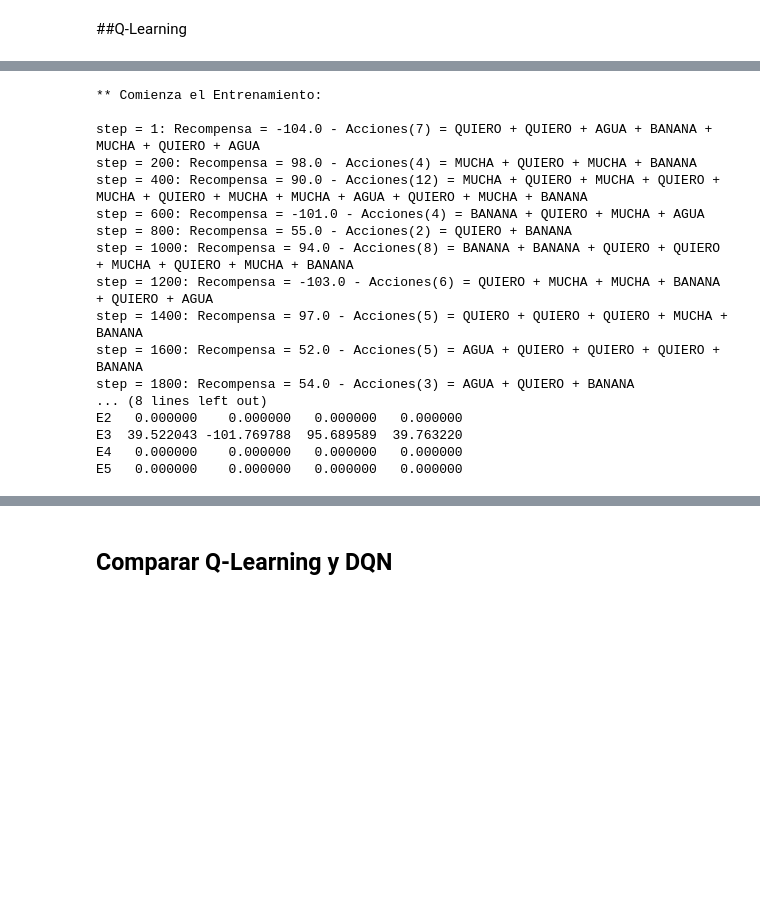
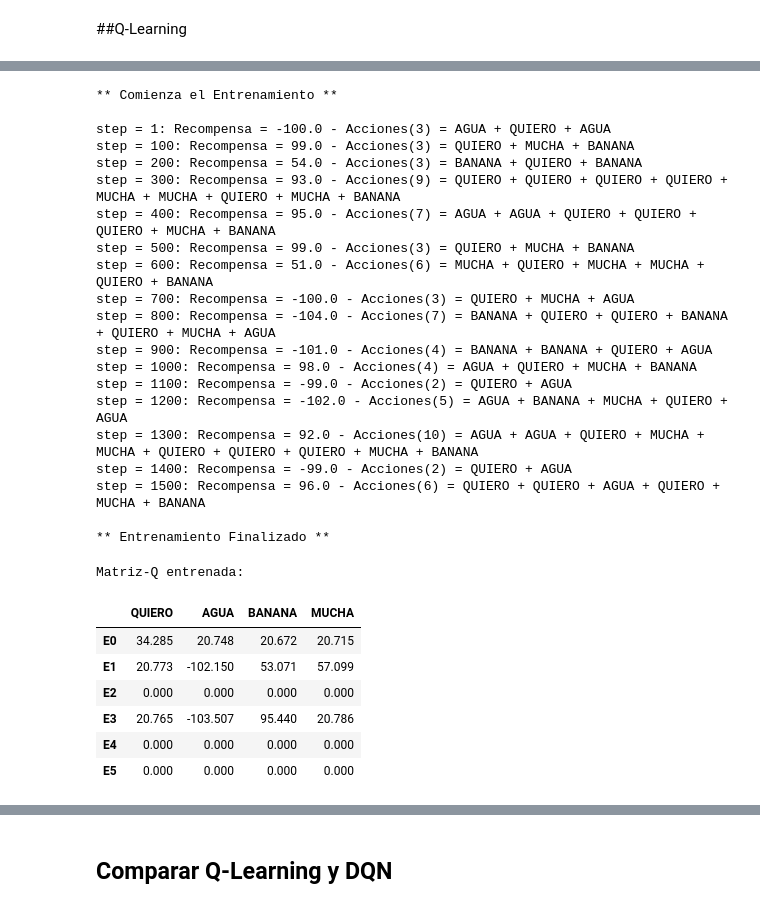
Before and after one commit to PGP-MachineLearning/demoRL, a Jupyter notebook: Q-MonoBananas.ipynb, the cells around one changed output, grey strips where cells are left out. Cells and saved outputs as stored; diff of their text form; code cells hidden in the pictures; blank space fills up the shorter version.

```diff
--- a/Q-MonoBananas.ipynb
+++ b/Q-MonoBananas.ipynb
@@ -507,63 +488,72 @@ Clase QL_TF_Policy creada.
 # %%
 #@title Entrenar con algoritmo Q-Learning
 
 # parámetros
 entrenar_QL = True #@param {type:"boolean"}
+#@markdown Hiper-parámetros:
 alpha = 0.1 #@param {type:"number"}
-gamma = 0.8 #@param {type:"number"}
-epsilon = 0.4 #@param {type:"number"}
-cant_ciclos_entrenamiento_finalizar = 2000 #@param {type:"integer"}
-mostar_recompensa_cada = 200  #@param {type:"integer"}
+gamma = 0.6 #@param {type:"number"}
+epsilon = 0.3 #@param {type:"number"}
+#@markdown Ciclos:
+cant_episodios_entrenamiento_finalizar = 1500 #@param {type:"integer"}
+mostar_recompensa_cada = 100  #@param {type:"integer"}
+
 if alpha <= 0.0:
    alpha = 0.001
 if gamma <= 0.0:
     gamma = 0.001
 if epsilon <= 0.0:
    epsilon = 0.001
-if cant_ciclos_entrenamiento_finalizar <= 10:
-   cant_ciclos_entrenamiento_finalizar = 10
+if cant_episodios_entrenamiento_finalizar <= 10:
+   cant_episodios_entrenamiento_finalizar = 10
 if mostar_recompensa_cada < 1:
   mostar_recompensa_cada = 1
 
-# instancia política de Q Learning
-ql_policy = QL_TF_Policy(posiblesEstadosList = posiblesEstadosDescrip,
-                         posiblesAccionesList = posiblesAccionesDescrip,
-                         time_step_spec = train_env.time_step_spec(),
-                         action_spec = train_env.action_spec(),
-                         funcDevuelveNroEstado = obtenerEstadoDeObs
-                         )
 
 if entrenar_QL:
+  # resetea matriz q
+  qlAgent.ResetQ()
   # hace el entrenamiento
-  print("** Comienza el Entrenamiento:\n")
-  ql_policy.TrainQ(env = train_env,
-                   train_policy = random_policy,
+  print("** Comienza el Entrenamiento **\n")
+  qlAgent.TrainQ(env = envProblema,
+                   train_policy = randomAgent,
                    alpha = alpha, gamma = gamma, epsilon = epsilon,
-                   cant_ciclos_entrenamiento = cant_ciclos_entrenamiento_finalizar,
+                   cant_ciclos_entrenamiento = cant_episodios_entrenamiento_finalizar,
                    log_cada_ciclos = mostar_recompensa_cada,
                    mostrarDetalleAcciones = True)
   print("\n** Entrenamiento Finalizado **")
   # muestra matriz
-  ql_policy.MostrarQ()
+  qlAgent.MostrarQ()
 else:
   print("No se ejecuta entrenamiento de Agente Q-Learning.")
 # %% [output]
-** Comienza el Entrenamiento:
+** Comienza el Entrenamiento **
 
-step = 1: Recompensa = -104.0 - Acciones(7) = QUIERO + QUIERO + AGUA + BANANA + MUCHA + QUIERO + AGUA
-step = 200: Recompensa = 98.0 - Acciones(4) = MUCHA + QUIERO + MUCHA + BANANA
-step = 400: Recompensa = 90.0 - Acciones(12) = MUCHA + QUIERO + MUCHA + QUIERO + MUCHA + QUIERO + MUCHA + MUCHA + AGUA + QUIERO + MUCHA + BANANA
-step = 600: Recompensa = -101.0 - Acciones(4) = BANANA + QUIERO + MUCHA + AGUA
-step = 800: Recompensa = 55.0 - Acciones(2) = QUIERO + BANANA
-step = 1000: Recompensa = 94.0 - Acciones(8) = BANANA + BANANA + QUIERO + QUIERO + MUCHA + QUIERO + MUCHA + BANANA
-step = 1200: Recompensa = -103.0 - Acciones(6) = QUIERO + MUCHA + MUCHA + BANANA + QUIERO + AGUA
-step = 1400: Recompensa = 97.0 - Acciones(5) = QUIERO + QUIERO + QUIERO + MUCHA + BANANA
-step = 1600: Recompensa = 52.0 - Acciones(5) = AGUA + QUIERO + QUIERO + QUIERO + BANANA
-step = 1800: Recompensa = 54.0 - Acciones(3) = AGUA + QUIERO + BANANA
-... (8 lines left out)
-E2   0.000000    0.000000   0.000000   0.000000
-E3  39.522043 -101.769788  95.689589  39.763220
-E4   0.000000    0.000000   0.000000   0.000000
-E5   0.000000    0.000000   0.000000   0.000000
+step = 1: Recompensa = -100.0 - Acciones(3) = AGUA + QUIERO + AGUA
+step = 100: Recompensa = 99.0 - Acciones(3) = QUIERO + MUCHA + BANANA
+step = 200: Recompensa = 54.0 - Acciones(3) = BANANA + QUIERO + BANANA
+step = 300: Recompensa = 93.0 - Acciones(9) = QUIERO + QUIERO + QUIERO + QUIERO + MUCHA + MUCHA + QUIERO + MUCHA + BANANA
+step = 400: Recompensa = 95.0 - Acciones(7) = AGUA + AGUA + QUIERO + QUIERO + QUIERO + MUCHA + BANANA
+step = 500: Recompensa = 99.0 - Acciones(3) = QUIERO + MUCHA + BANANA
+step = 600: Recompensa = 51.0 - Acciones(6) = MUCHA + QUIERO + MUCHA + MUCHA + QUIERO + BANANA
+step = 700: Recompensa = -100.0 - Acciones(3) = QUIERO + MUCHA + AGUA
+step = 800: Recompensa = -104.0 - Acciones(7) = BANANA + QUIERO + QUIERO + BANANA + QUIERO + MUCHA + AGUA
+step = 900: Recompensa = -101.0 - Acciones(4) = BANANA + BANANA + QUIERO + AGUA
+step = 1000: Recompensa = 98.0 - Acciones(4) = AGUA + QUIERO + MUCHA + BANANA
+step = 1100: Recompensa = -99.0 - Acciones(2) = QUIERO + AGUA
+step = 1200: Recompensa = -102.0 - Acciones(5) = AGUA + BANANA + MUCHA + QUIERO + AGUA
+step = 1300: Recompensa = 92.0 - Acciones(10) = AGUA + AGUA + QUIERO + MUCHA + MUCHA + QUIERO + QUIERO + QUIERO + MUCHA + BANANA
+step = 1400: Recompensa = -99.0 - Acciones(2) = QUIERO + AGUA
+step = 1500: Recompensa = 96.0 - Acciones(6) = QUIERO + QUIERO + AGUA + QUIERO + MUCHA + BANANA
+
+** Entrenamiento Finalizado **
+Matriz-Q entrenada:
+|  | QUIERO | AGUA | BANANA | MUCHA |
+| E0 | 34.285 | 20.748 | 20.672 | 20.715 |
+| E1 | 20.773 | -102.150 | 53.071 | 57.099 |
+| E2 | 0.000 | 0.000 | 0.000 | 0.000 |
+| E3 | 20.765 | -103.507 | 95.440 | 20.786 |
+| E4 | 0.000 | 0.000 | 0.000 | 0.000 |
+| E5 | 0.000 | 0.000 | 0.000 | 0.000 |
 # %%
 #@title Probar Q-Learning Entrenado contra el Azar
```
Also changed, not shown: parts of 22 cells of this notebook, 2 other files.
